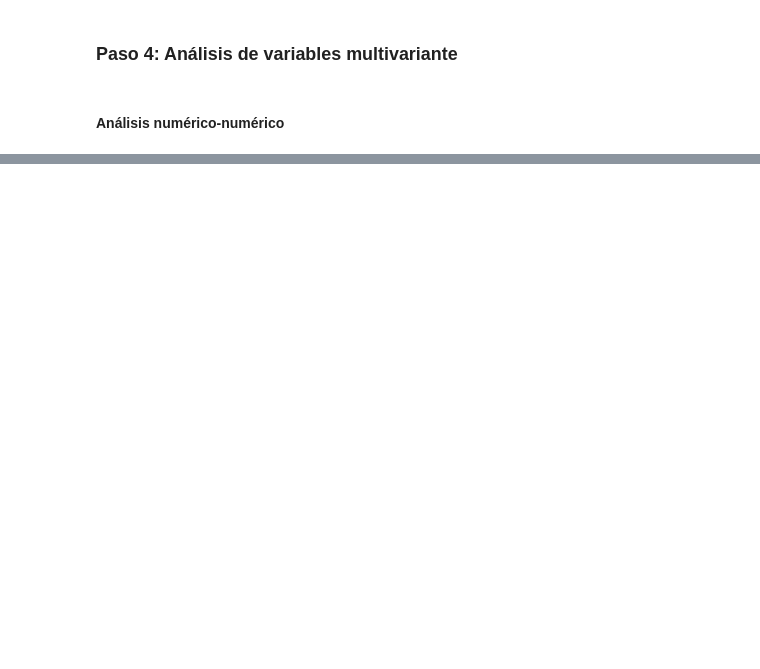
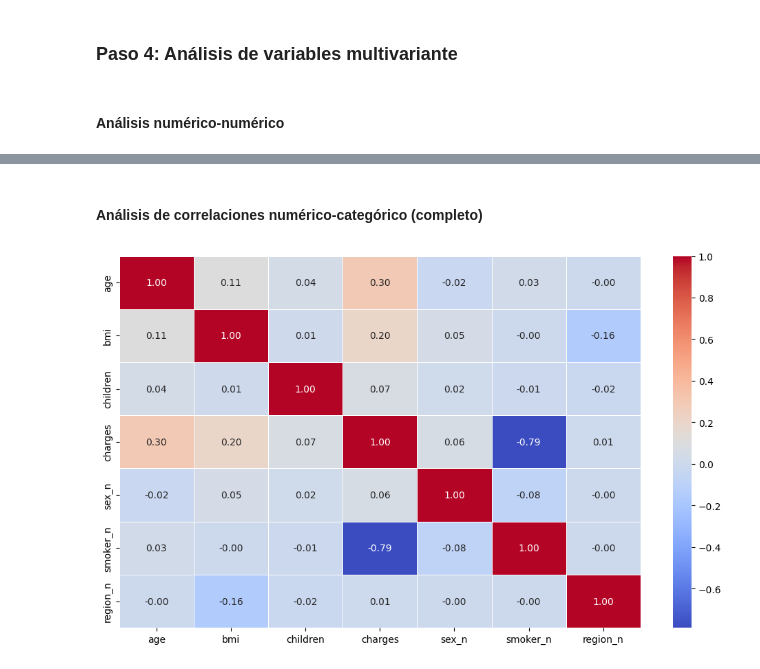
Before and after one commit to Julianmarania/Linear_regression_model_for_machine_learning_Project_14_Julian_Lopez, a Jupyter notebook: src/EDA.ipynb, the cells around one changed output, grey strips where cells are left out. Cells and saved outputs as stored; diff of their text form; code cells hidden in the pictures; blank space fills up the shorter version.

```diff
--- a/src/EDA.ipynb
+++ b/src/EDA.ipynb
@@ -188,0 +326,16 @@ plot_numericas(data_limpia, numericals_variables)
+# %% [markdown]
+#### Análisis de correlaciones numérico-categórico (completo)
+# %%
+def plot_matriz_correlacion(data_set):
+
+    corr_matrix = data_set.select_dtypes(include = ['number']).corr() # Con esta linea seleccionamos las columnas numericas del dataframe.
+
+    plt.figure(figsize=(10, 6))
+    sns.heatmap(corr_matrix, annot = True, fmt = ".2f", linewidths = 0.5, cmap = "coolwarm")
+
+    plt.tight_layout()
+    plt.show()
+
+plot_matriz_correlacion(data_limpia)
+# %% [output]
+[figure, added]
```
Also changed, not shown: parts of 39 cells of this notebook, 20 other files.
